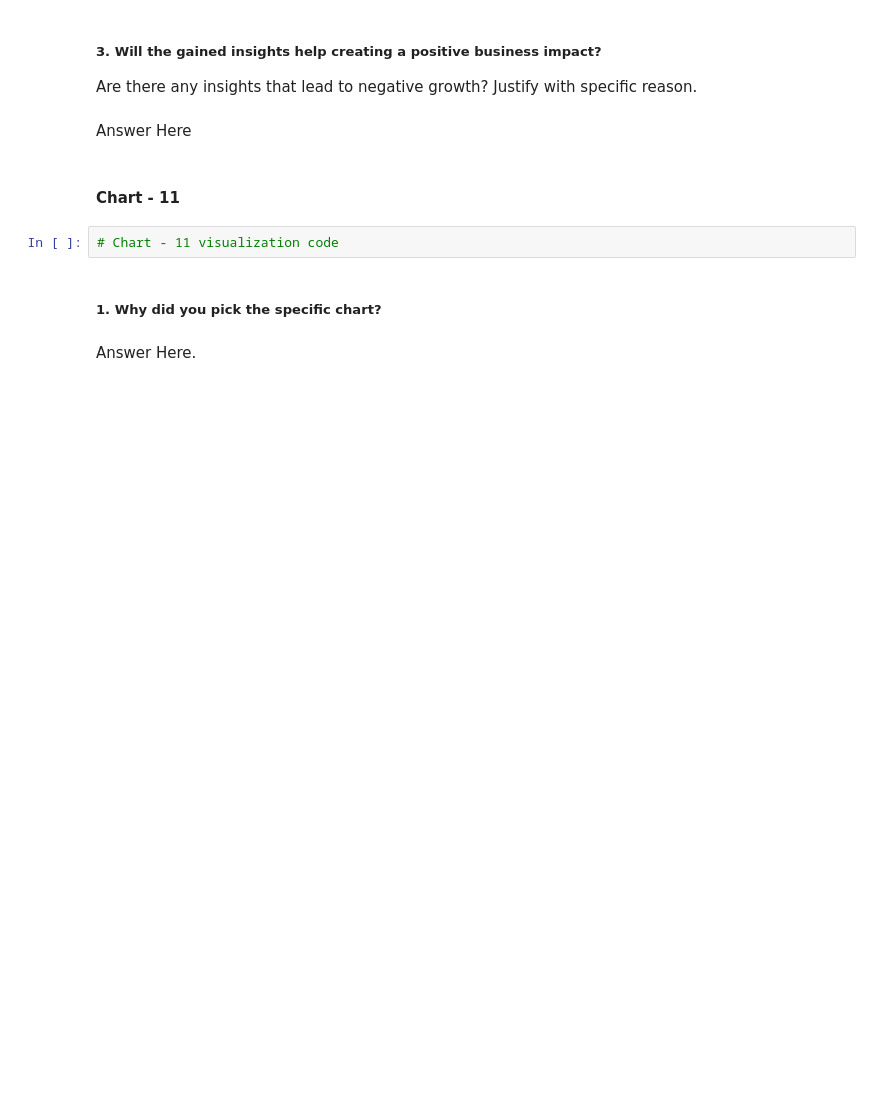
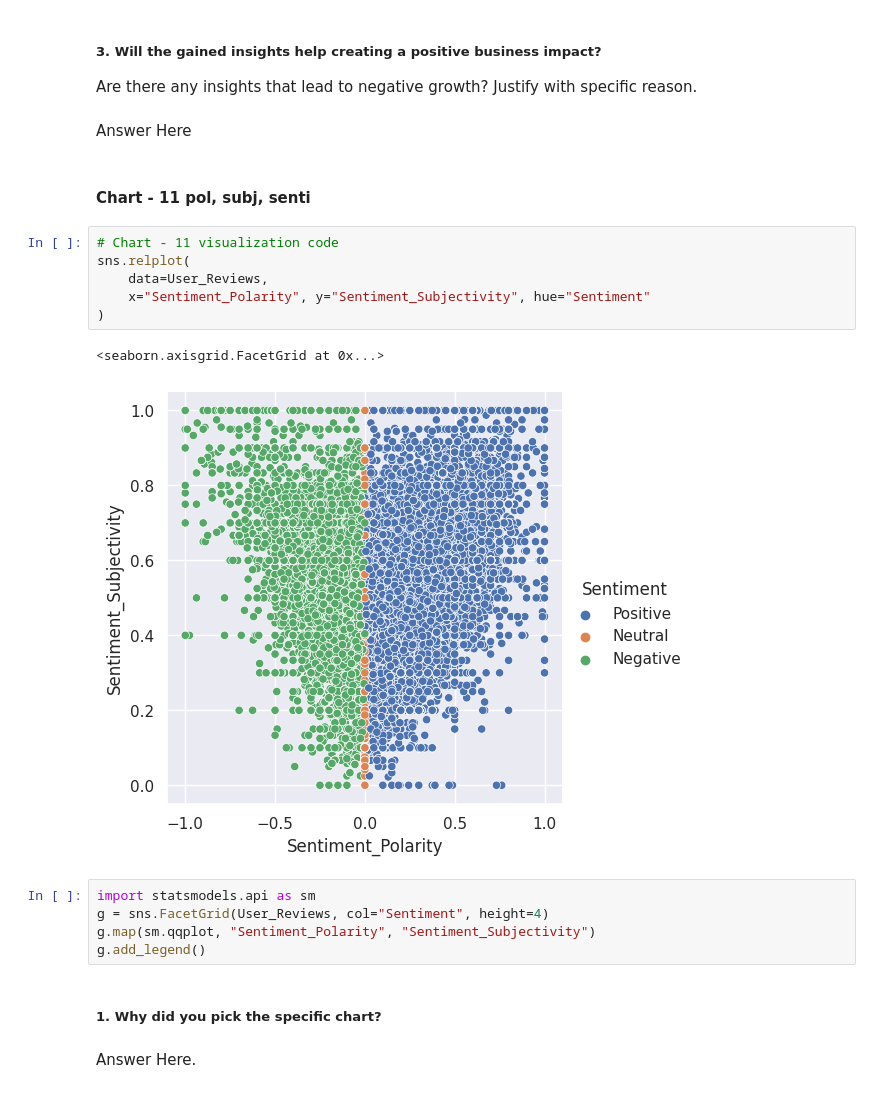
Before and after one commit to kanishkagargg/Playstore-Project, a Jupyter notebook: Copy_of_Sample_EDA_Submission_Template.ipynb, the cells around one changed output. Drawn from its saved outputs; the diff is of its cells as text; blank space fills up the shorter version.

```diff
--- a/Copy_of_Sample_EDA_Submission_Template.ipynb
+++ b/Copy_of_Sample_EDA_Submission_Template.ipynb
@@ -755,9 +755,21 @@ Are there any insights that lead to negative growth? Justify with specific reaso
 # %% [markdown]
 Answer Here
 # %% [markdown]
-#### Chart - 11
+#### Chart - 11 pol, subj, senti
 # %%
 # Chart - 11 visualization code
+sns.relplot(
+    data=User_Reviews,
+    x="Sentiment_Polarity", y="Sentiment_Subjectivity", hue="Sentiment"
+)
+# %% [output]
+<seaborn.axisgrid.FacetGrid at 0x...>
+[figure, added]
+# %%
+import statsmodels.api as sm
+g = sns.FacetGrid(User_Reviews, col="Sentiment", height=4)
+g.map(sm.qqplot, "Sentiment_Polarity", "Sentiment_Subjectivity")
+g.add_legend()
 # %% [markdown]
 ##### 1. Why did you pick the specific chart?
 # %% [markdown]
```
Also changed, not shown: parts of 4 cells of this notebook.
